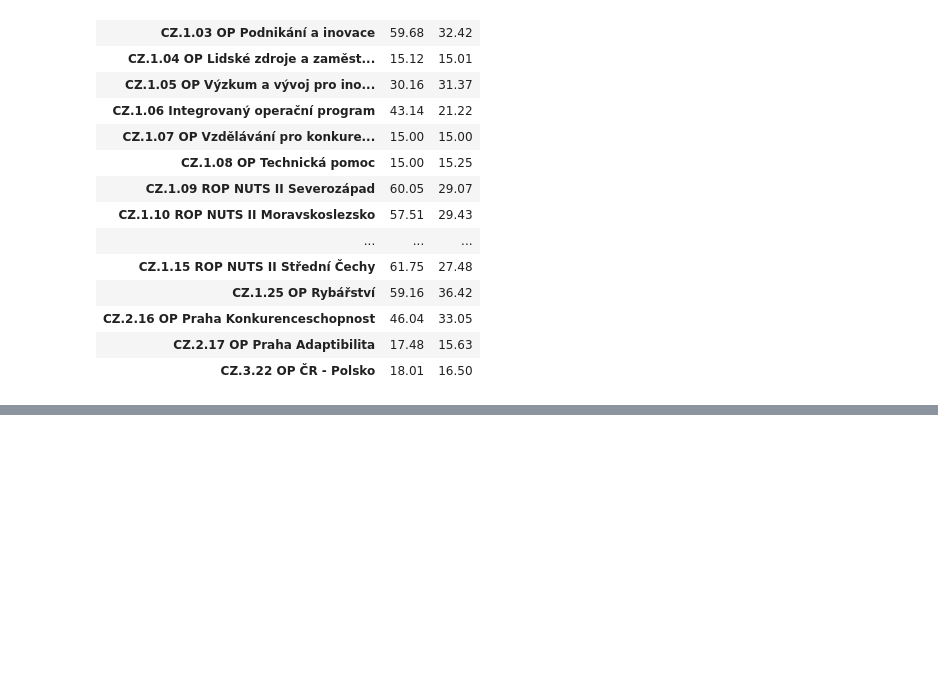
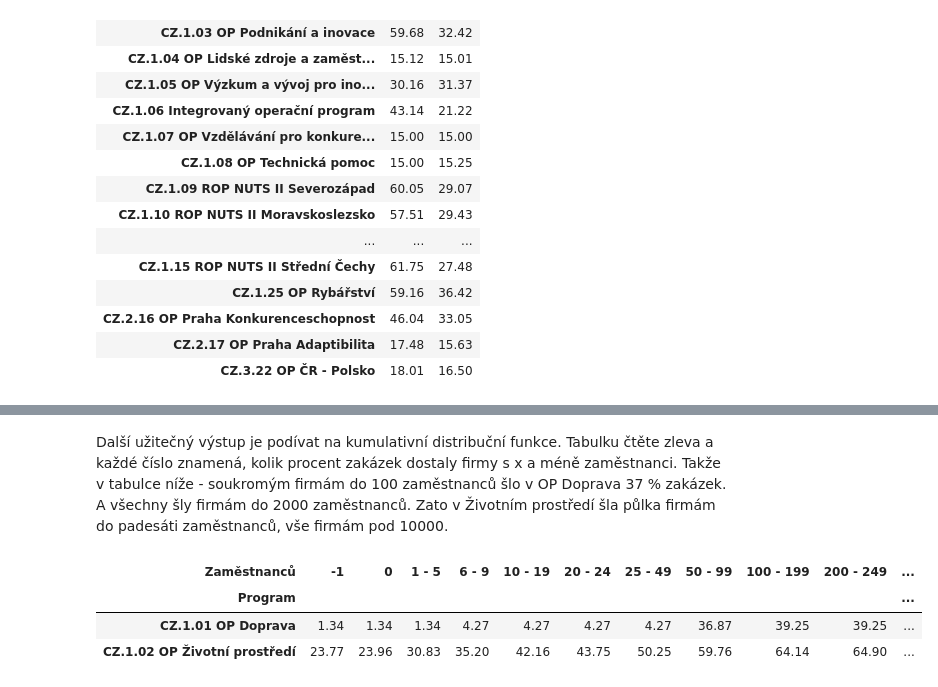
Before and after one commit to kokes/strukturalni-fondy, a Jupyter notebook: 03 Programy, osy, kofinance.ipynb, the cells around one changed output, grey strips where cells are left out. Drawn from its saved outputs; the diff is of its cells as text; code cells hidden in the pictures; blank space fills up the shorter version.

Commit message:
Zpracování počtu zaměstnanců

```diff
--- a/03 Programy, osy, kofinance.ipynb
+++ b/03 Programy, osy, kofinance.ipynb
@@ -177,0 +181,4 @@ kofid.to_csv('vystupy/tabulky/kofinancovani-program.csv')
+# %%
+zz = df.loc[:, zam]
+zo = sorted(zz.unique(), key = lambda x: int(x.split(' ')[0]))
+df.loc[:, zam] = pd.Categorical(zz, categories=zo, ordered=True)
@@ -177,0 +189,3 @@ kofid.to_csv('vystupy/tabulky/kofinancovani-program.csv')
+# %%
+zmag = df.groupby([prog, zam, ver]).agg([sum, len, np.mean]).loc[:, sml].unstack([ver, zam])
+zmag.sortlevel(level=[0,1,2], axis=1, inplace=True)
@@ -177,0 +202,15 @@ kofid.to_csv('vystupy/tabulky/kofinancovani-program.csv')
+# %% [markdown]
+Další užitečný výstup je podívat na kumulativní distribuční funkce. Tabulku čtěte zleva a každé číslo znamená, kolik procent zakázek dostaly firmy s x a méně zaměstnanci. Takže v tabulce níže - soukromým firmám do 100 zaměstnanců šlo v OP Doprava 37 % zakázek. A všechny šly firmám do 2000 zaměstnanců. Zato v Životním prostředí šla půlka firmám do padesáti zaměstnanců, vše firmám pod 10000.
+# %%
+for vr in [True, False]:
+    sks = zmag.loc[:, ('sum', vr)]
+    cums = sks.replace(np.nan, 0).cumsum(axis=1)
+    cumd = (100*cums.div(sks.sum(axis=1), axis=0))
+    cumd.apply(lambda x: x.round(2)).to_csv('vystupy/tabulky/operacni-programy-kumulativne-%s.csv' % ('verejne' if vr else 'soukrome'))
+# %%
+cumd.head(2).apply(lambda x: x.round(2))
+# %% [output]
+| Zaměstnanců | -1 | 0 | 1 - 5 | 6 - 9 | 10 - 19 | 20 - 24 | 25 - 49 | 50 - 99 | 100 - 199 | 200 - 249 | ... |
+| Program |  |  |  |  |  |  |  |  |  |  | ... |
+| CZ.1.01 OP Doprava | 1.34 | 1.34 | 1.34 | 4.27 | 4.27 | 4.27 | 4.27 | 36.87 | 39.25 | 39.25 | ... |
+| CZ.1.02 OP Životní prostředí | 23.77 | 23.96 | 30.83 | 35.20 | 42.16 | 43.75 | 50.25 | 59.76 | 64.14 | 64.90 | ... |
```
Also changed, not shown: parts of 6 cells of this notebook, 16 other files.
